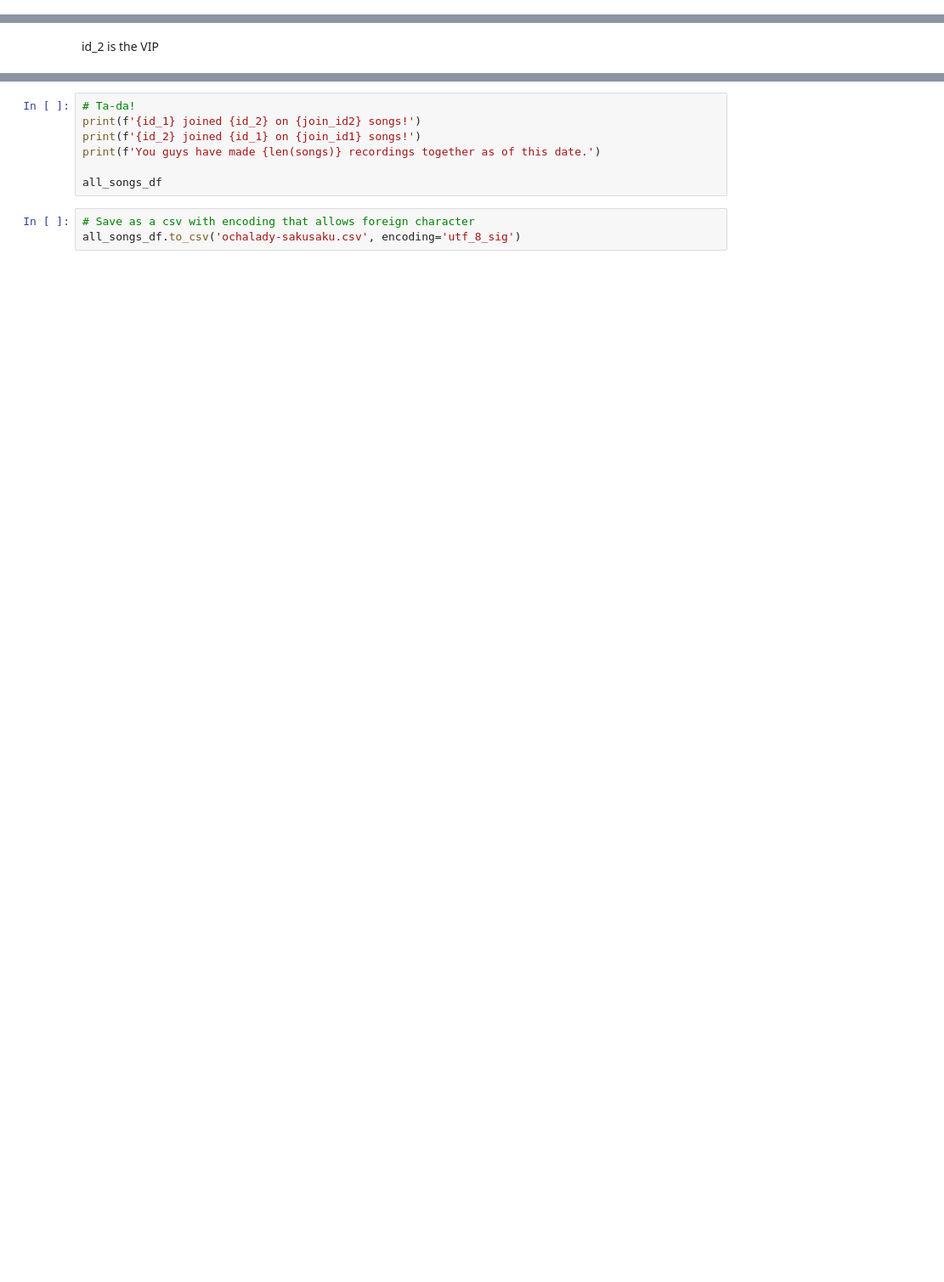
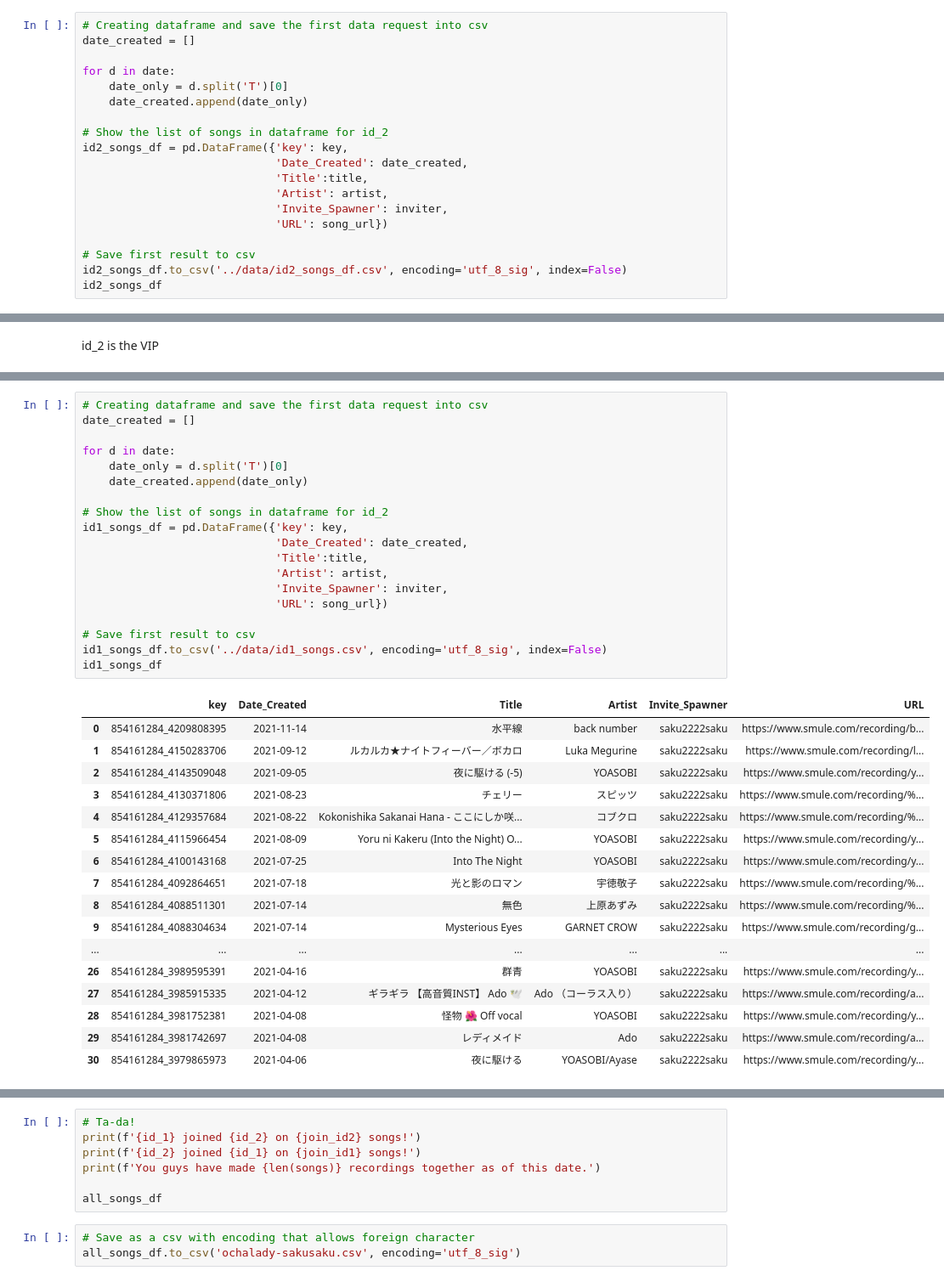
Before and after one commit to ckunakom/ochalady-sakusaku, a Jupyter notebook: Resources/main.ipynb, the cells around one changed output, grey strips where cells are left out. Shown: that part at 85% size. Drawn from its saved outputs; the diff is of its cells as text; blank space fills up the shorter version.

```diff
--- a/Resources/main.ipynb
+++ b/Resources/main.ipynb
@@ -75,2 +83,21 @@ while True:
+# %%
+# Creating dataframe and save the first data request into csv
+date_created = []
+
+for d in date:
+    date_only = d.split('T')[0]
+    date_created.append(date_only)
+
+# Show the list of songs in dataframe for id_2
+id2_songs_df = pd.DataFrame({'key': key,
+                             'Date_Created': date_created,
+                             'Title':title,
+                             'Artist': artist,
+                             'Invite_Spawner': inviter,
+                             'URL': song_url})
+
+# Save first result to csv
+id2_songs_df.to_csv('../data/id2_songs_df.csv', encoding='utf_8_sig', index=False)
+id2_songs_df
 # %%
 # How many songs did id_2 join id_1 in total?
@@ -116,2 +161,39 @@ while True:
+# %%
+# Creating dataframe and save the first data request into csv
+date_created = []
+
+for d in date:
+    date_only = d.split('T')[0]
+    date_created.append(date_only)
+
+# Show the list of songs in dataframe for id_2
+id1_songs_df = pd.DataFrame({'key': key,
+                             'Date_Created': date_created,
+                             'Title':title,
+                             'Artist': artist,
+                             'Invite_Spawner': inviter,
+                             'URL': song_url})
+
+# Save first result to csv
+id1_songs_df.to_csv('../data/id1_songs.csv', encoding='utf_8_sig', index=False)
+id1_songs_df
+# %% [output]
+|  | key | Date_Created | Title | Artist | Invite_Spawner | URL |
+| 0 | 854161284_4209808395 | 2021-11-14 | 水平線 | back number | saku2222saku | https://www.smule.com/recording/b... |
+| 1 | 854161284_4150283706 | 2021-09-12 | ルカルカ★ナイトフィーバー／ボカロ | Luka Megurine | saku2222saku | https://www.smule.com/recording/l... |
+| 2 | 854161284_4143509048 | 2021-09-05 | 夜に駆ける (-5) | YOASOBI | saku2222saku | https://www.smule.com/recording/y... |
+| 3 | 854161284_4130371806 | 2021-08-23 | チェリー | スピッツ | saku2222saku | https://www.smule.com/recording/%... |
+| 4 | 854161284_4129357684 | 2021-08-22 | Kokonishika Sakanai Hana - ここにしか咲... | コブクロ | saku2222saku | https://www.smule.com/recording/%... |
+| 5 | 854161284_4115966454 | 2021-08-09 | Yoru ni Kakeru (Into the Night) O... | YOASOBI | saku2222saku | https://www.smule.com/recording/y... |
+| 6 | 854161284_4100143168 | 2021-07-25 | Into The Night | YOASOBI | saku2222saku | https://www.smule.com/recording/y... |
+| 7 | 854161284_4092864651 | 2021-07-18 | 光と影のロマン | 宇徳敬子 | saku2222saku | https://www.smule.com/recording/%... |
+| 8 | 854161284_4088511301 | 2021-07-14 | 無色 | 上原あずみ | saku2222saku | https://www.smule.com/recording/%... |
+| 9 | 854161284_4088304634 | 2021-07-14 | Mysterious Eyes | GARNET CROW | saku2222saku | https://www.smule.com/recording/g... |
+| ... | ... | ... | ... | ... | ... | ... |
+| 26 | 854161284_3989595391 | 2021-04-16 | 群青 | YOASOBI | saku2222saku | https://www.smule.com/recording/y... |
+| 27 | 854161284_3985915335 | 2021-04-12 | ギラギラ 【高音質INST】 Ado 🕊 | Ado （コーラス入り） | saku2222saku | https://www.smule.com/recording/a... |
+| 28 | 854161284_3981752381 | 2021-04-08 | 怪物 🌺 Off vocal | YOASOBI | saku2222saku | https://www.smule.com/recording/y... |
+| 29 | 854161284_3981742697 | 2021-04-08 | レディメイド | Ado | saku2222saku | https://www.smule.com/recording/a... |
+| 30 | 854161284_3979865973 | 2021-04-06 | 夜に駆ける | YOASOBI/Ayase | saku2222saku | https://www.smule.com/recording/y... |
 # %%
 # How many songs did id_1 join id_2 in total?
```
Also changed, not shown: parts of 20 cells of this notebook, 7 other files.
